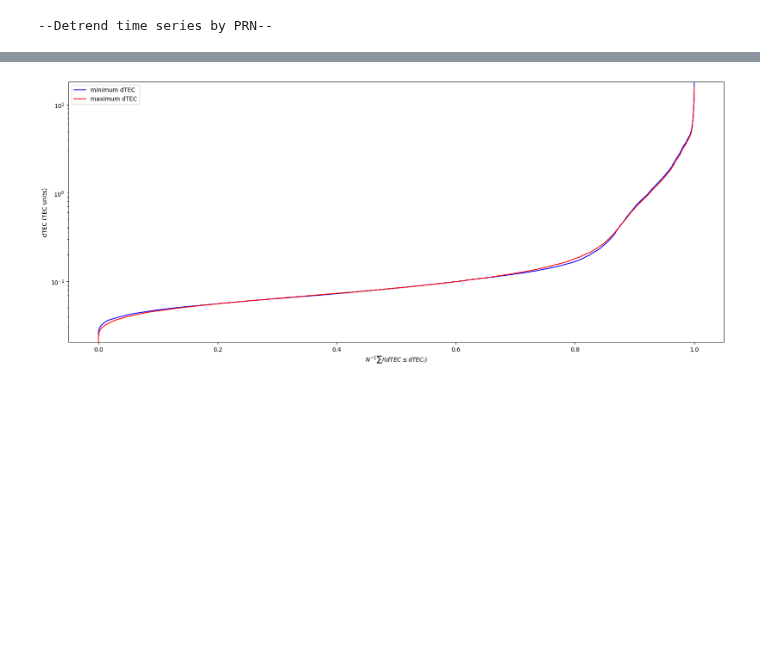
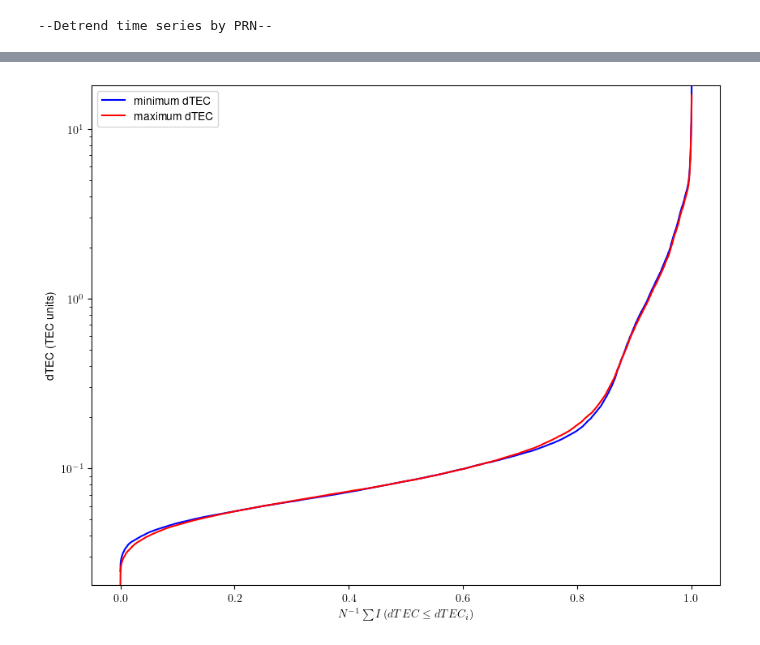
Before and after one commit to FedeSS99/ClusterTEC, a Jupyter notebook: EDA_VTECseries.ipynb, the cells around one changed output, grey strips where cells are left out. Drawn from its saved outputs; the diff is of its cells as text; code cells hidden in the pictures; blank space fills up the shorter version.

```diff
--- a/EDA_VTECseries.ipynb
+++ b/EDA_VTECseries.ipynb
@@ -2,7 +2,13 @@
 from scripts.VTECDataReader import VTECDataReader
 
 import matplotlib.pyplot as plt
+from matplotlib import rcParams
 import numpy as np
+
+rcParams.update({
+    "text.usetex": True,
+    "font.family": "Helvetica"
+})
 # %%
 PTEX_dir = ["/home/fsamaniego/Documents/FCFM/Proyecto TIDs/Data/CMN Files/PTEX/2018",
             "/home/fsamaniego/Documents/FCFM/Proyecto TIDs/Data/CMN Files/PTEX/2019"]
@@ -15,12 +21,12 @@ Number of files: 727
 --Separate each Cmn file by PRN--
 --Detrend time series by PRN--
 # %%
-min_max_DTEC = {"min":[], "max":[]}
+min_max_dTEC = {"min":[], "max":[]}
 
 for vtec_series in VTECReader.dtec_sequences:
-    min_max_DTEC["min"].append( abs(vtec_series.min()) )
-    min_max_DTEC["max"].append( vtec_series.max() )
+    min_max_dTEC["min"].append( abs(vtec_series.min()) )
+    min_max_dTEC["max"].append( vtec_series.max() )
 
-sorted_min_dtec_values = np.array(sorted(min_max_DTEC["min"]))
-sorted_max_dtec_values = np.array(sorted(min_max_DTEC["max"]))
+sorted_min_dTEC_values = np.array(sorted(min_max_dTEC["min"]))
+sorted_max_dTEC_values = np.array(sorted(min_max_dTEC["max"]))
 # %%
@@ -45,26 +53,26 @@ plt.show()
 # %%
-N_min = sorted_min_dtec_values.size
-N_max = sorted_min_dtec_values.size
+N_min = sorted_min_dTEC_values.size
+N_max = sorted_min_dTEC_values.size
 
 sum_indicator_min = np.array([ (n + 1)/N_min for n in range(N_min)])
 sum_indicator_max = np.array([ (n + 1)/N_max for n in range(N_max)])
 # %%
-Figure, Subplots = plt.subplots(ncols = 1, nrows = 1, figsize = (20, 8))
+Figure, Subplots = plt.subplots(ncols = 1, nrows = 1, figsize = (10, 8))
 
-y_min, y_max = min(sorted_min_dtec_values.min(), sorted_max_dtec_values.min()), max(sorted_min_dtec_values.max(), sorted_max_dtec_values.max())
+y_min, y_max = min(sorted_min_dTEC_values.min(), sorted_max_dTEC_values.min()), max(sorted_min_dTEC_values.max(), sorted_max_dTEC_values.max())
 
-Subplots.plot(sum_indicator_min, sorted_min_dtec_values, label = "minimum dTEC", color = "blue")
-Subplots.plot(sum_indicator_max, sorted_max_dtec_values, label = "maximum dTEC", color = "red")
+Subplots.plot(sum_indicator_min, sorted_min_dTEC_values, label = "minimum dTEC", color = "blue")
+Subplots.plot(sum_indicator_max, sorted_max_dTEC_values, label = "maximum dTEC", color = "red")
 
 Subplots.set_xlabel(r"$N^{-1}\sum I\left(dTEC \leq dTEC_{i}\right)$")
 Subplots.set_ylabel("dTEC (TEC units)")
 Subplots.set_ylim(y_min, y_max)
 Subplots.set_yscale("log")
 Subplots.legend()
 
 plt.show()
 # %% [output]
-[figure, old version]
+[figure, new version]
 # %%
 def calculate_curvature(y, x=None):
     """
```
Also changed, not shown: parts of 6 cells of this notebook.
